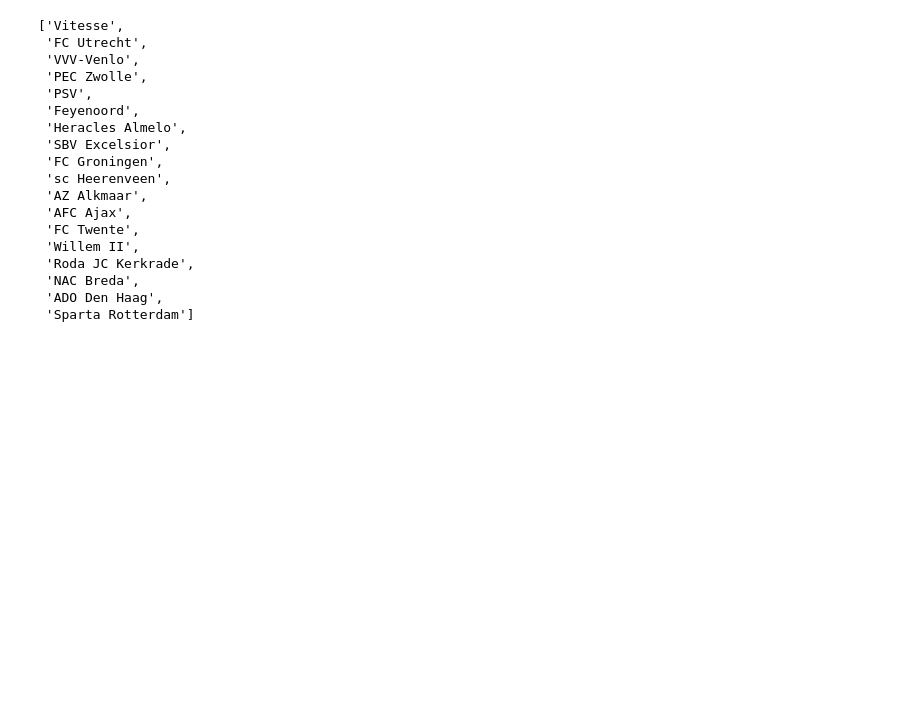
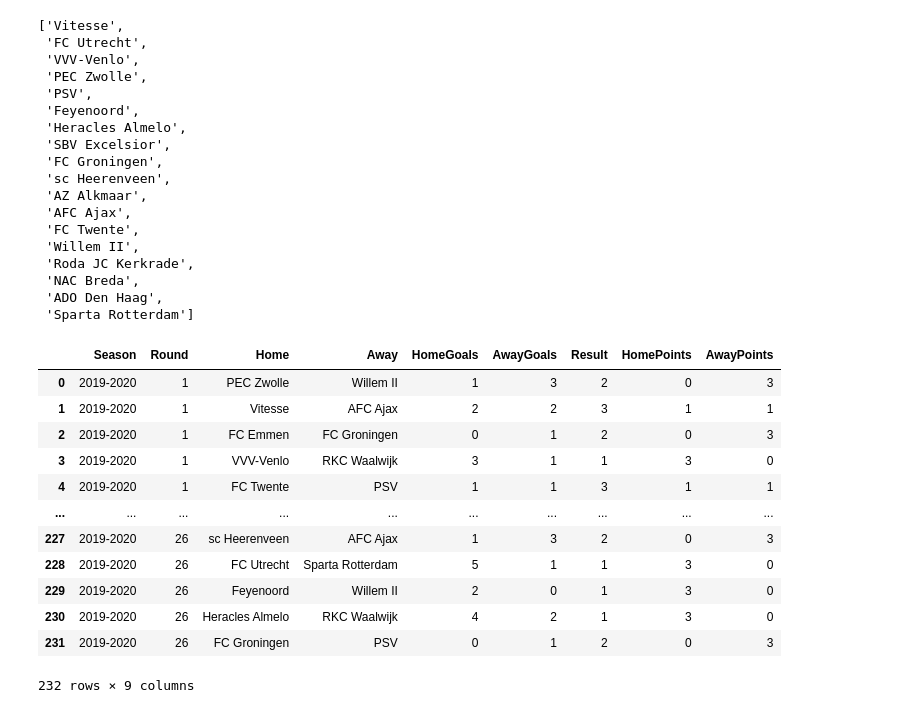
Before and after one commit to rmfaber/FootballPredictions, a Jupyter notebook: EredivisieData.ipynb, the cells around one changed output. Cells and saved outputs as stored; diff of their text form; code cells hidden in the pictures; blank space fills up the shorter version.

```diff
--- a/EredivisieData.ipynb
+++ b/EredivisieData.ipynb
@@ -197,4 +198,20 @@ while startjaar < 2020:
     startjaar+=1
 # %%
 roundnrs = range(1,35)
+# %%
+df
+# %% [output]
+|  | Season | Round | Home | Away | HomeGoals | AwayGoals | Result | HomePoints | AwayPoints |
+| 0 | 2019-2020 | 1 | PEC Zwolle | Willem II | 1 | 3 | 2 | 0 | 3 |
+| 1 | 2019-2020 | 1 | Vitesse | AFC Ajax | 2 | 2 | 3 | 1 | 1 |
+| 2 | 2019-2020 | 1 | FC Emmen | FC Groningen | 0 | 1 | 2 | 0 | 3 |
+| 3 | 2019-2020 | 1 | VVV-Venlo | RKC Waalwijk | 3 | 1 | 1 | 3 | 0 |
+| 4 | 2019-2020 | 1 | FC Twente | PSV | 1 | 1 | 3 | 1 | 1 |
+| ... | ... | ... | ... | ... | ... | ... | ... | ... | ... |
+| 227 | 2019-2020 | 26 | sc Heerenveen | AFC Ajax | 1 | 3 | 2 | 0 | 3 |
+| 228 | 2019-2020 | 26 | FC Utrecht | Sparta Rotterdam | 5 | 1 | 1 | 3 | 0 |
+| 229 | 2019-2020 | 26 | Feyenoord | Willem II | 2 | 0 | 1 | 3 | 0 |
+| 230 | 2019-2020 | 26 | Heracles Almelo | RKC Waalwijk | 4 | 2 | 1 | 3 | 0 |
+| 231 | 2019-2020 | 26 | FC Groningen | PSV | 0 | 1 | 2 | 0 | 3 |
+232 rows × 9 columns
 # %%
```
Also changed, not shown: parts of 3 cells of this notebook, 6 other files.
